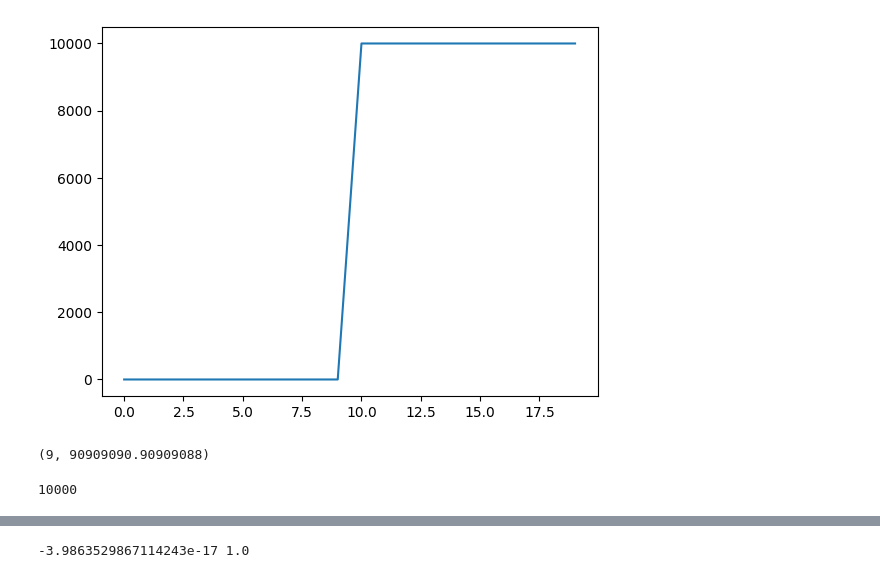
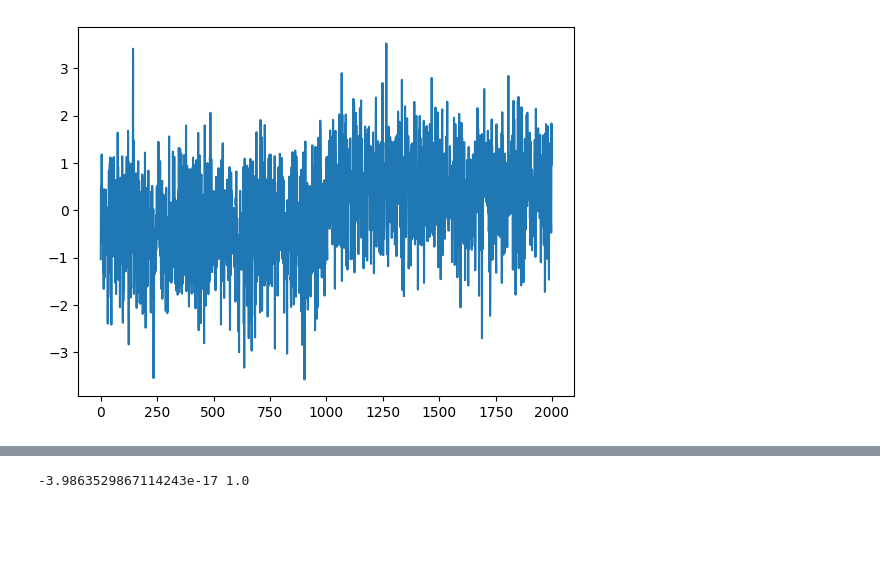
Before and after one commit to grosed/oop, a Jupyter notebook: notebooks/changes.ipynb, the cells around one changed output, grey strips where cells are left out. Cells and saved outputs as stored; diff of their text form; code cells hidden in the pictures; blank space fills up the shorter version.

```diff
--- a/notebooks/changes.ipynb
+++ b/notebooks/changes.ipynb
@@ -70,9 +67,3 @@ class normal_mean :
         val = -val
         val += self.sumstats.SXX[j+1] - self.sumstats.SXX[i]
         return val
-# %%
-Z = [0 for i in range(10)] + [10000 for i in range(10)]
-plt.plot(Z)
-plt.show()
-# %% [output]
-[figure, removed]
@@ -81,8 +70,11 @@ g = normal_mean(Z)
-# %%
-amoc(g,list(range(20)),0)
-# %% [output]
-(9, 90909090.90909088)
-# %%
-Z[10]
-# %% [output]
-10000
+# %%
+X = [0.0 for i in range(1000)] + [1.0 for i in range(1000)]
+E = norm.rvs(size=len(X))
+Z = [x+e for x,e in zip(X,E)]
+mu = mean(Z)
+sigma = sqrt(variance(Z))
+Z = [(z-mu)/sigma for z in Z]
+plt.plot(Z)
+plt.show()
+# %% [output]
+[figure, added]
```
Also changed, not shown: parts of 22 cells of this notebook.
